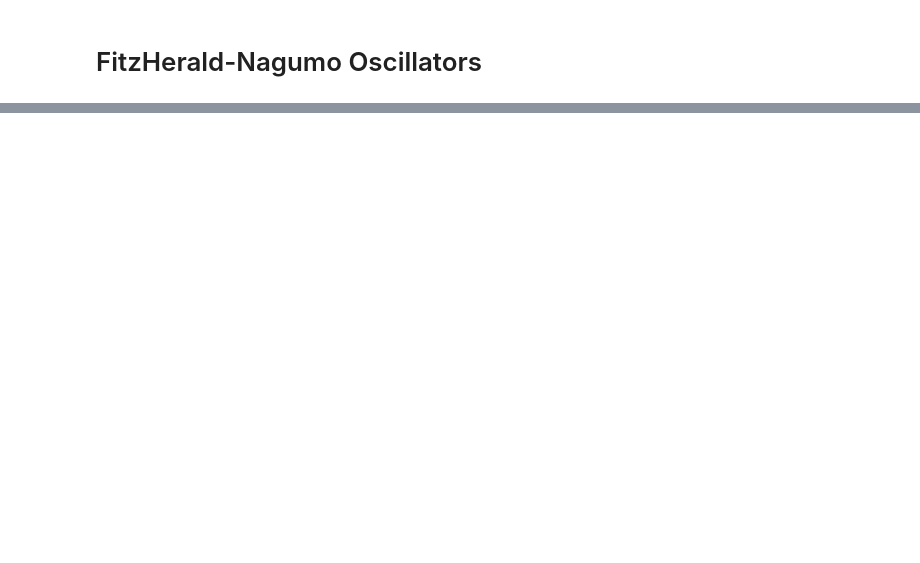
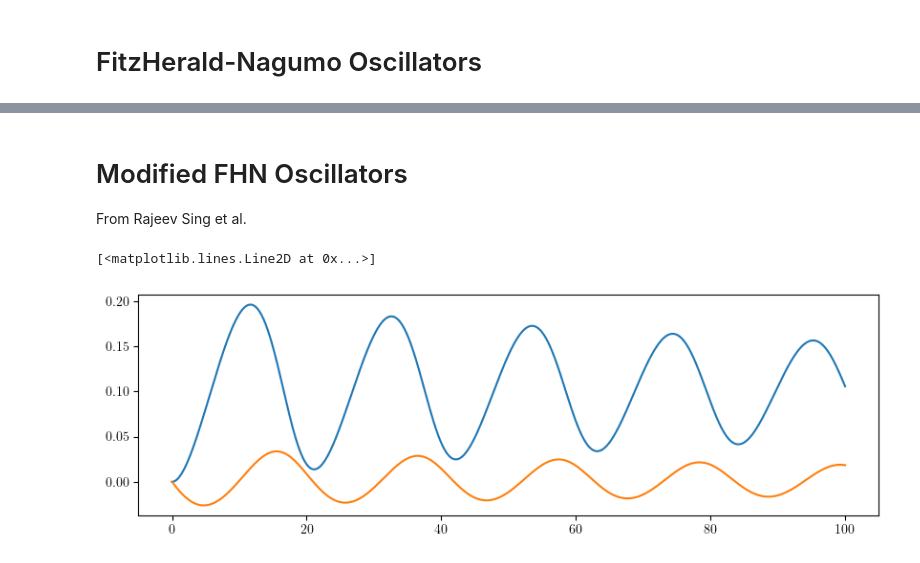
Before and after one commit to akshaysanjeevk/FHN-Relaxed-Oscillators, a Jupyter notebook: FHNs.ipynb, the cells around one changed output, grey strips where cells are left out. Cells and saved outputs as stored; diff of their text form; code cells hidden in the pictures; blank space fills up the shorter version.

Commit message:
FHN and modified FHN works. But the behaviour predicted cannot be found

```diff
--- a/FHNs.ipynb
+++ b/FHNs.ipynb
@@ -56,0 +68,22 @@ u.shape
+# %% [markdown]
+# Modified FHN Oscillators
+From Rajeev Sing et al.
+# %%
+%run FHN_functions.py
+a = .1
+e = .1
+k = 1 #damping
+b = .1
+
+t = np.linspace(0, 100, 1000)
+
+state0 = [0.0, 0.0]
+FHN2sol = spy.odeint(FHN2, state0, t, args=(a, e, k, b))
+
+u, v  = FHN2sol.T[0, :], FHN2sol.T[1, :]
+plt.figure(figsize=(10, 3))
+plt.plot(t, u)
+plt.plot(t, v)
+# %% [output]
+[<matplotlib.lines.Line2D at 0x...>]
+[figure, added]
```
Also changed, not shown: parts of 8 cells of this notebook, 1 other file.
